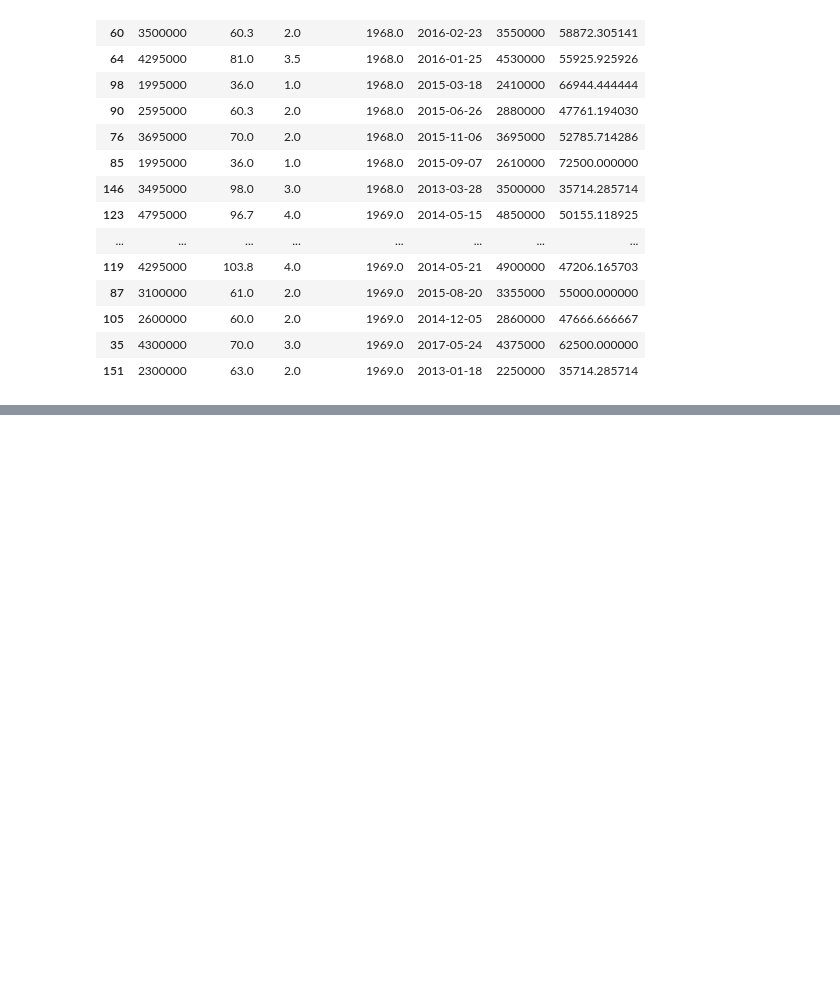
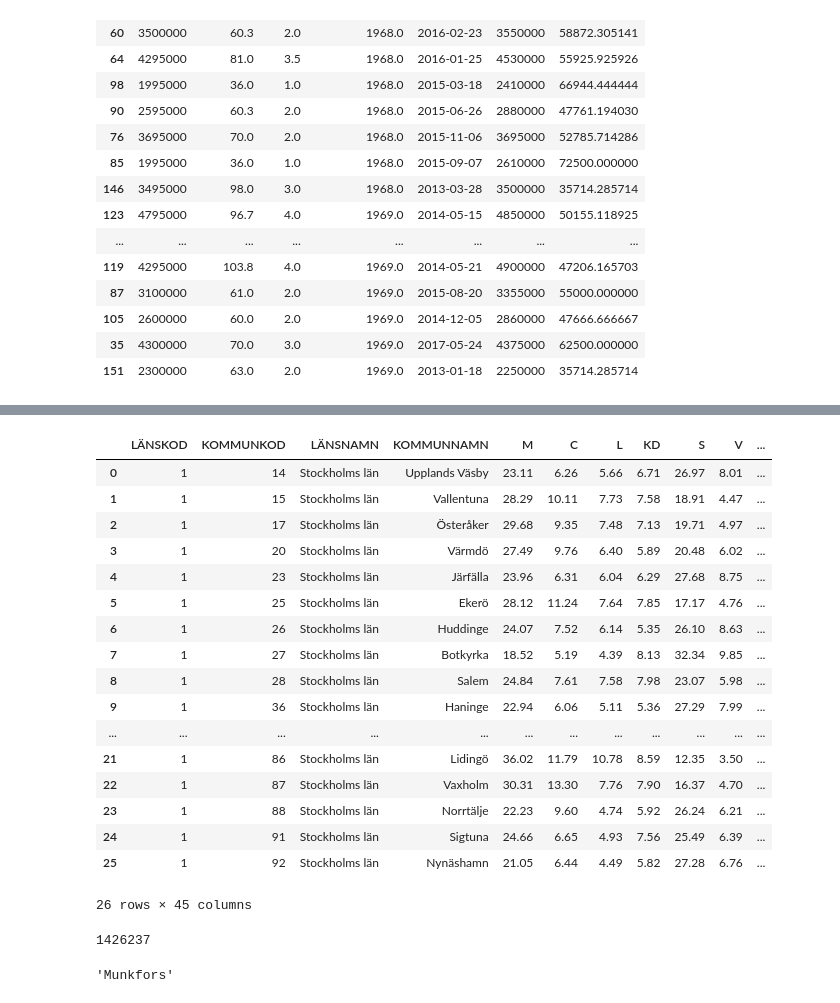
Before and after one commit to BenjaminTillius/su-mt4007, a Jupyter notebook: HW2/HW2.ipynb, the cells around one changed output, grey strips where cells are left out. Drawn from its saved outputs; the diff is of its cells as text; code cells hidden in the pictures; blank space fills up the shorter version.

```diff
--- a/HW2/HW2.ipynb
+++ b/HW2/HW2.ipynb
@@ -125,0 +130,3 @@ df_no_na.tail(20)
+# %%
+df_election = pd.read_csv("https://raw.githubusercontent.com/su-mt4007/data/refs/heads/main/2018_R_per_kommun.csv", delimiter = ";", decimal = ",", na_values = [" ", ""])
+df_election
@@ -125,0 +147,32 @@ df_no_na.tail(20)
+# %%
+df_stockholm = df_election[df_election["LÄNSNAMN"].str.contains("Stockholms län")]
+df_stockholm
+# %% [output]
+|  | LÄNSKOD | KOMMUNKOD | LÄNSNAMN | KOMMUNNAMN | M | C | L | KD | S | V | ... |
+| 0 | 1 | 14 | Stockholms län | Upplands Väsby | 23.11 | 6.26 | 5.66 | 6.71 | 26.97 | 8.01 | ... |
+| 1 | 1 | 15 | Stockholms län | Vallentuna | 28.29 | 10.11 | 7.73 | 7.58 | 18.91 | 4.47 | ... |
+| 2 | 1 | 17 | Stockholms län | Österåker | 29.68 | 9.35 | 7.48 | 7.13 | 19.71 | 4.97 | ... |
+| 3 | 1 | 20 | Stockholms län | Värmdö | 27.49 | 9.76 | 6.40 | 5.89 | 20.48 | 6.02 | ... |
+| 4 | 1 | 23 | Stockholms län | Järfälla | 23.96 | 6.31 | 6.04 | 6.29 | 27.68 | 8.75 | ... |
+| 5 | 1 | 25 | Stockholms län | Ekerö | 28.12 | 11.24 | 7.64 | 7.85 | 17.17 | 4.76 | ... |
+| 6 | 1 | 26 | Stockholms län | Huddinge | 24.07 | 7.52 | 6.14 | 5.35 | 26.10 | 8.63 | ... |
+| 7 | 1 | 27 | Stockholms län | Botkyrka | 18.52 | 5.19 | 4.39 | 8.13 | 32.34 | 9.85 | ... |
+| 8 | 1 | 28 | Stockholms län | Salem | 24.84 | 7.61 | 7.58 | 7.98 | 23.07 | 5.98 | ... |
+| 9 | 1 | 36 | Stockholms län | Haninge | 22.94 | 6.06 | 5.11 | 5.36 | 27.29 | 7.99 | ... |
+| ... | ... | ... | ... | ... | ... | ... | ... | ... | ... | ... | ... |
+| 21 | 1 | 86 | Stockholms län | Lidingö | 36.02 | 11.79 | 10.78 | 8.59 | 12.35 | 3.50 | ... |
+| 22 | 1 | 87 | Stockholms län | Vaxholm | 30.31 | 13.30 | 7.76 | 7.90 | 16.37 | 4.70 | ... |
+| 23 | 1 | 88 | Stockholms län | Norrtälje | 22.23 | 9.60 | 4.74 | 5.92 | 26.24 | 6.21 | ... |
+| 24 | 1 | 91 | Stockholms län | Sigtuna | 24.66 | 6.65 | 4.93 | 7.56 | 25.49 | 6.39 | ... |
+| 25 | 1 | 92 | Stockholms län | Nynäshamn | 21.05 | 6.44 | 4.49 | 5.82 | 27.28 | 6.76 | ... |
+26 rows × 45 columns
+# %%
+legitimate_total = df_stockholm["RÖSTER GILTIGA"].sum()
+int(legitimate_total)
+# %% [output]
+1426237
+# %%
+highest_S = df_election.sort_values("S", ascending = False).iloc[0]["KOMMUNNAMN"]
+highest_S
+# %% [output]
+'Munkfors'
```
Also changed, not shown: parts of 5 cells of this notebook.
